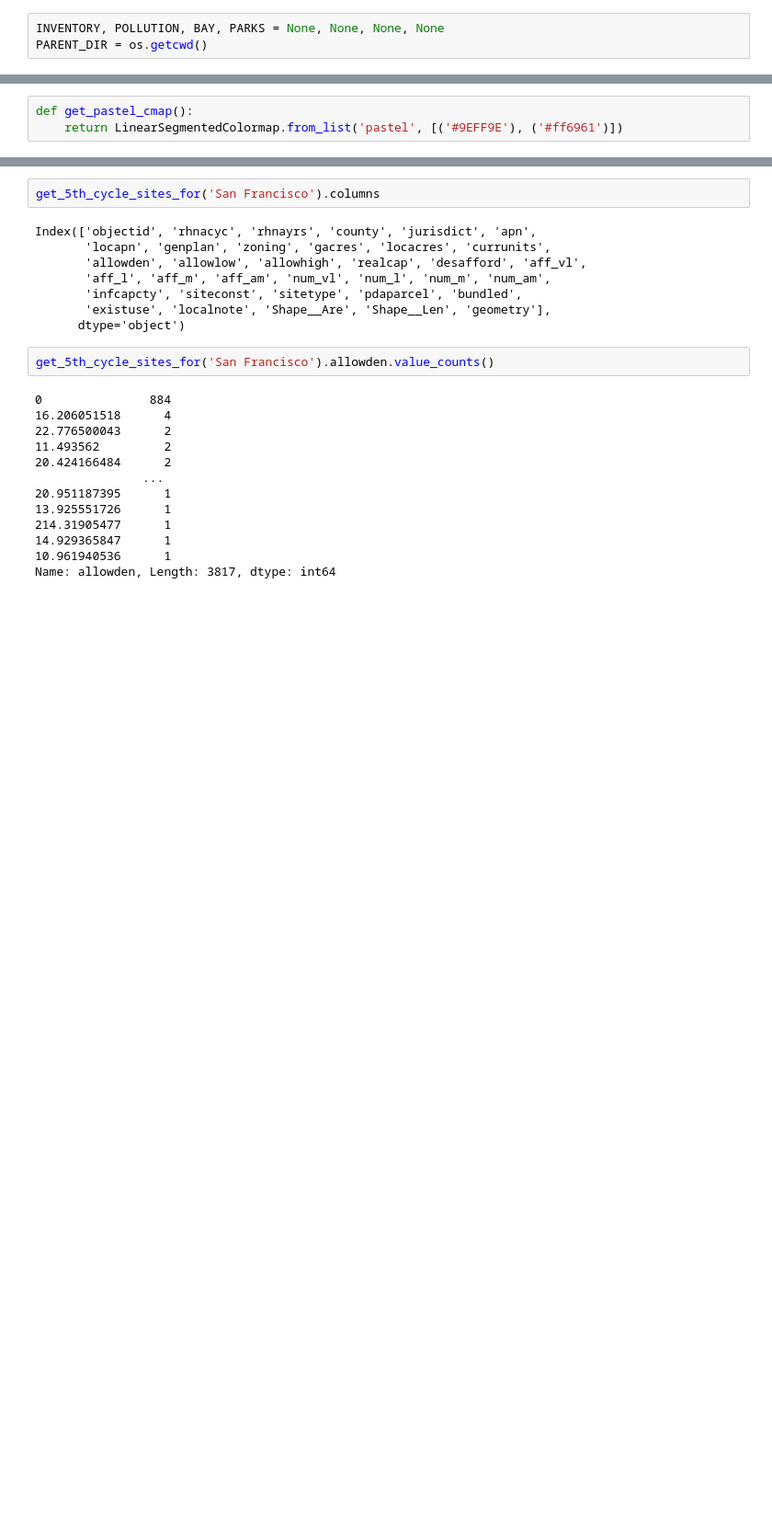
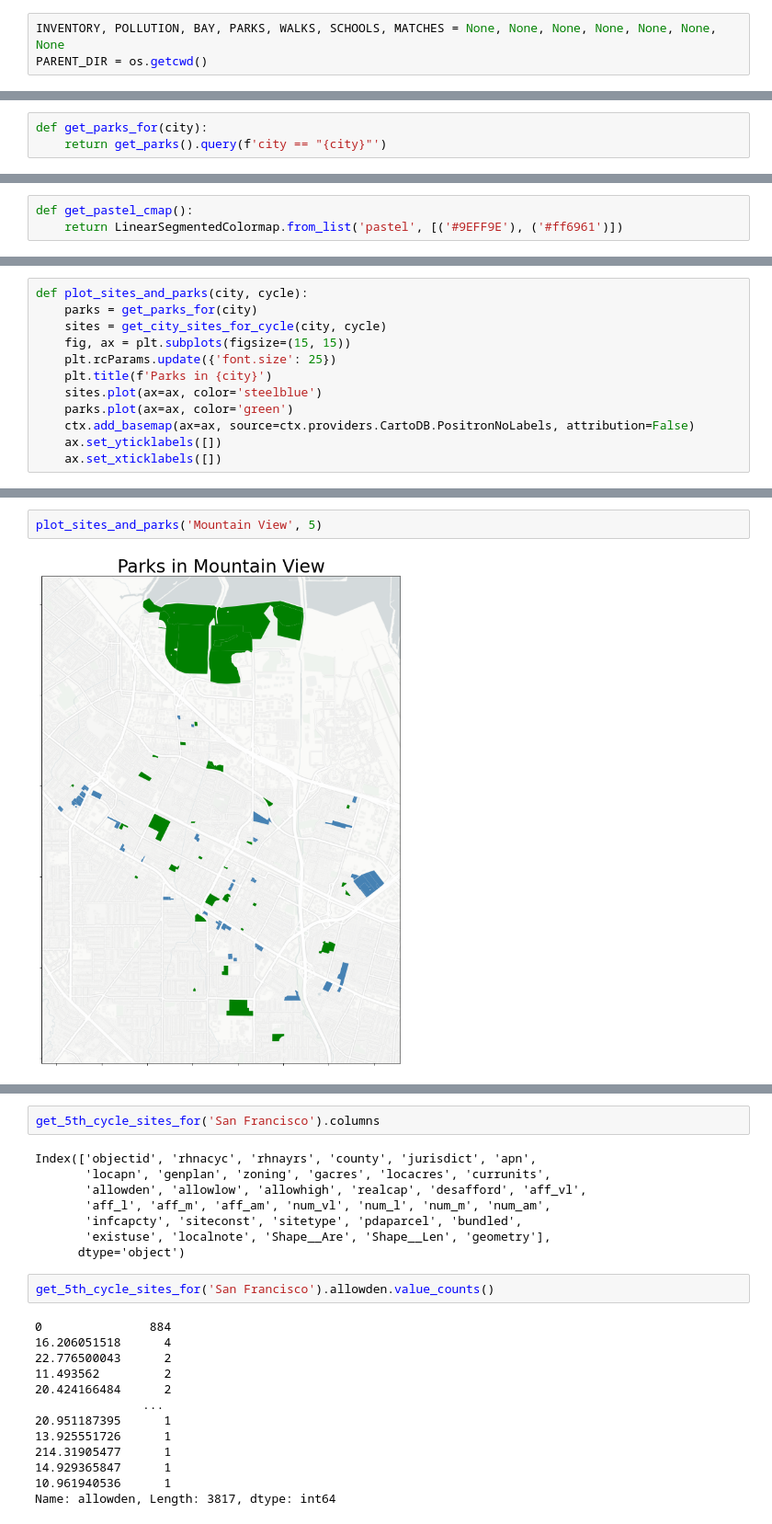
Before and after one commit to sdamerdji/fair_housing_elements, a Jupyter notebook: utils.ipynb, the cells around one changed output, grey strips where cells are left out. Shown at 92% size. Drawn from its saved outputs; the diff is of its cells as text; blank space fills up the shorter version.

```diff
--- a/utils.ipynb
+++ b/utils.ipynb
@@ -8,3 +11,3 @@ from matplotlib.colors import LinearSegmentedColormap
 # %%
-INVENTORY, POLLUTION, BAY, PARKS = None, None, None, None
+INVENTORY, POLLUTION, BAY, PARKS, WALKS, SCHOOLS, MATCHES = None, None, None, None, None, None, None
 PARENT_DIR = os.getcwd()
@@ -65,3 +98,6 @@ def get_bay_map():
+# %%
+def get_parks_for(city):
+    return get_parks().query(f'city == "{city}"')
 # %%
 def get_sites_for(city):
     sites = get_sites().query(f'jurisdict == "{city}"')
@@ -280,0 +242,12 @@ def get_pastel_cmap():
+# %%
+def plot_sites_and_parks(city, cycle):
+    parks = get_parks_for(city)
+    sites = get_city_sites_for_cycle(city, cycle)
+    fig, ax = plt.subplots(figsize=(15, 15))
+    plt.rcParams.update({'font.size': 25})
+    plt.title(f'Parks in {city}')
+    sites.plot(ax=ax, color='steelblue')
+    parks.plot(ax=ax, color='green')
+    ctx.add_basemap(ax=ax, source=ctx.providers.CartoDB.PositronNoLabels, attribution=False)
+    ax.set_yticklabels([])
+    ax.set_xticklabels([])
@@ -281,3 +278,7 @@ def get_pastel_cmap():
+# %%
+plot_sites_and_parks('Mountain View', 5)
+# %% [output]
+[figure, added]
 # %%
 plot_sites_on_top_of_pollution_map('Mountain View', 5)
 # %% [output]
```
Also changed, not shown: parts of 36 cells of this notebook, 7 other files.
